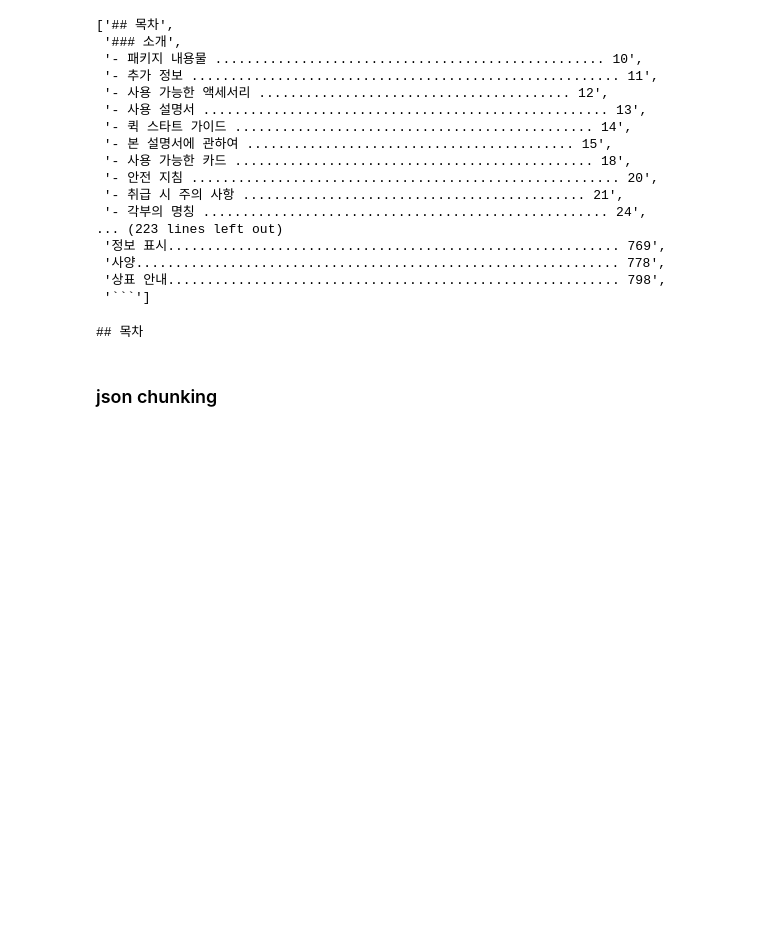
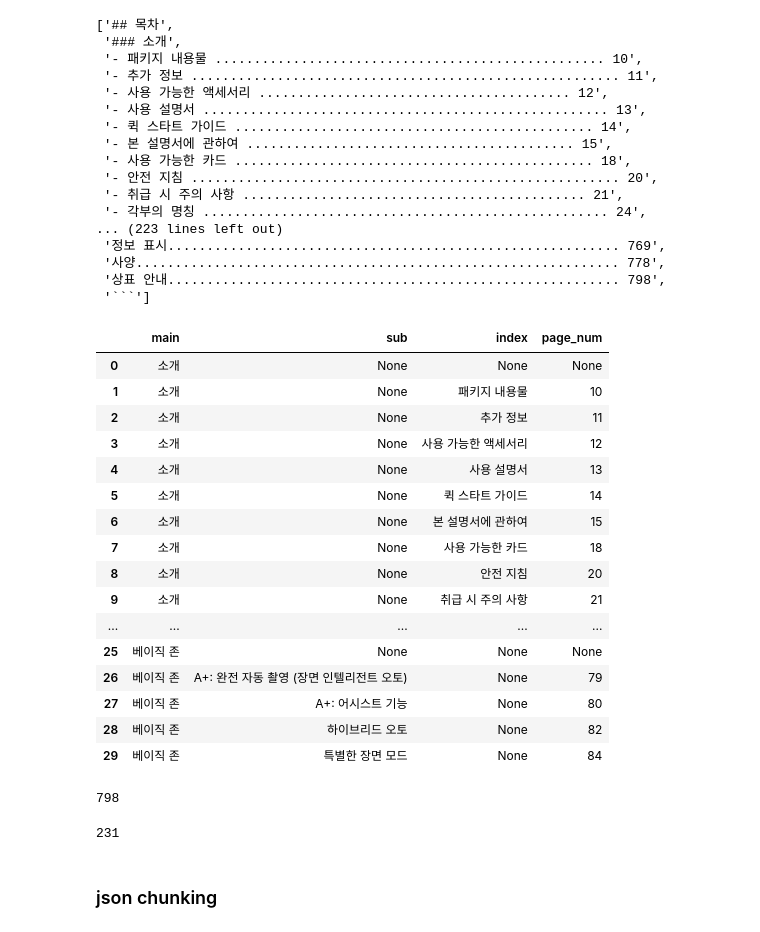
Before and after one commit to usey10/Study_RAG, a Jupyter notebook: chunking/chunk.ipynb, the cells around one changed output. Cells and saved outputs as stored; diff of their text form; code cells hidden in the pictures; blank space fills up the shorter version.

Commit message:
recursive split

````diff
--- a/chunking/chunk.ipynb
+++ b/chunking/chunk.ipynb
@@ -195,10 +196,64 @@ data = [v for v in data if v]
  '사양.............................................................. 778',
  '상표 안내.......................................................... 798',
  '```']
-# %%
-main_index = ['소개', '준비 및 기본 조작', '베이직 존', '크리에이티브 존', '플래시 촬영', '촬영 및 녹화', 'AF/드라이브', '재생', '통신 기능', '설정', '사용자 정의 기능/마이메뉴', '참조', '상표 안내']
-sub_index = []
-for i in data:
-    if ()
-# %% [output]
-## 목차
+# %%
+# 목차, backtic delete
+keywords = ["목차", "```"]
+
+data = [v for v in data if not any(keyword in v for keyword in keywords)]
+# %%
+# main, sub index 구분
+
+import pandas as pd
+import numpy as np
+import re
+
+
+remove_patterns = r"[#\-\']"
+result = []
+main_index = ['소개', '준비 및 기본 조작', '베이직 존', '크리에이티브 존', '플래시 촬영', '촬영 및 녹화', 'AF/드라이브', '재생', '통신 기능', '설정', '사용자 정의 기능/마이메뉴', '참조', '상표 안내']
+sub_index = ['A+: 완전 자동 촬영 (장면 인텔리전트 오토)', 'A+: 어시스트 기능', '하이브리드 오토', '특별한 장면 모드', '필터 효과 모드', '내장 플래시로 촬영하기', '플래시 기능 설정', '스피드라이트를 사용하여 촬영하기', '정지 사진 촬영', '동영상 녹화' ]
+
+for i in data:
+    clean_data = re.sub(remove_patterns,"", i).strip()
+
+    if "..." in clean_data:
+        title, page_num = clean_data.split("...", 1)
+        title = title.strip()
+        page_num = page_num.replace('.','').strip()
+        if any(main == title for main in main_index):
+            main_title = title
+            sub_title = None
+            result.append({'main':main_title,'sub':sub_title, 'index':None, 'page_num':page_num})
+        elif any(sub == title for sub in sub_index):
+            sub_title = title
+            result.append({'main':main_title,'sub': sub_title, 'index':None, 'page_num':page_num})
+        else:
+            result.append({'main':main_title, 'sub': sub_title, 'index':title, 'page_num':page_num})
+    else:
+        main_title = clean_data
+        sub_title = None
+        result.append({'main':main_title,'sub':None,'index':None, 'page_num':None})
+
+
+index_df = pd.DataFrame(result)
+# %%
+index_df[:30]
+# %% [output]
+|  | main | sub | index | page_num |
+| 0 | 소개 | None | None | None |
+| 1 | 소개 | None | 패키지 내용물 | 10 |
+| 2 | 소개 | None | 추가 정보 | 11 |
+| 3 | 소개 | None | 사용 가능한 액세서리 | 12 |
+| 4 | 소개 | None | 사용 설명서 | 13 |
+| 5 | 소개 | None | 퀵 스타트 가이드 | 14 |
+| 6 | 소개 | None | 본 설명서에 관하여 | 15 |
+| 7 | 소개 | None | 사용 가능한 카드 | 18 |
+| 8 | 소개 | None | 안전 지침 | 20 |
+| 9 | 소개 | None | 취급 시 주의 사항 | 21 |
+| ... | ... | ... | ... | ... |
+| 25 | 베이직 존 | None | None | None |
+| 26 | 베이직 존 | A+: 완전 자동 촬영 (장면 인텔리전트 오토) | None | 79 |
+| 27 | 베이직 존 | A+: 어시스트 기능 | None | 80 |
+| 28 | 베이직 존 | 하이브리드 오토 | None | 82 |
+| 29 | 베이직 존 | 특별한 장면 모드 | None | 84 |
@@ -205,2 +272,11 @@ for i in data:
+# %%
+index_df['page_num'][230]
+# index_df.tail()
+# %% [output]
+798
+# %%
+len(index_df)
+# %% [output]
+231
 # %% [markdown]
 ### json chunking
````
Also changed, not shown: parts of 13 cells of this notebook.
